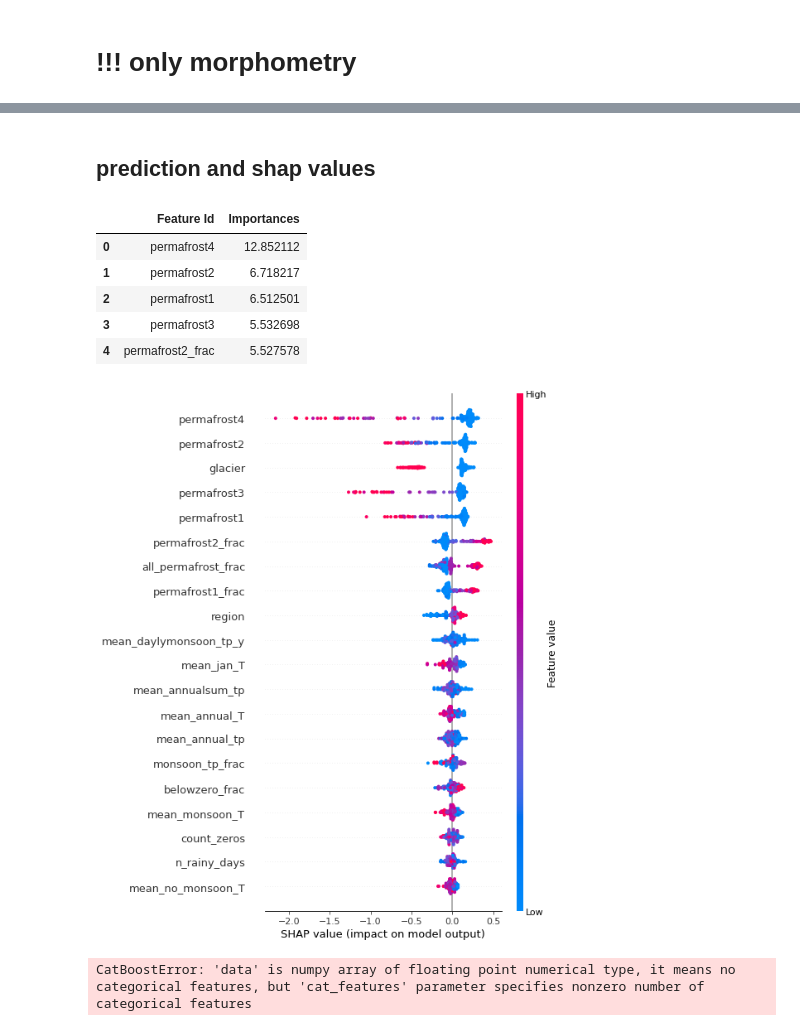
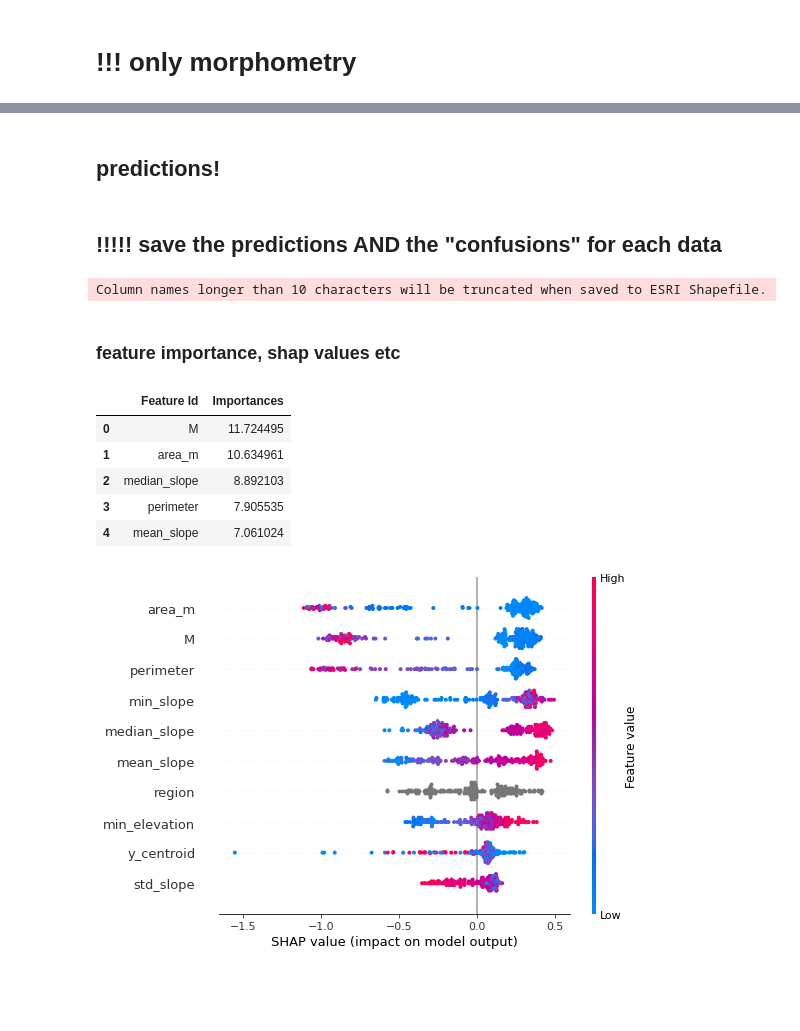
Before and after one commit to varyabazilova/alluvialfans, a Jupyter notebook: ml_model/catboost_morph_climate.ipynb, the cells around one changed output, grey strips where cells are left out. Saved outputs shown, nothing was run; the diff lists cells and outputs as text; code cells hidden in the pictures; blank space fills up the shorter version.

Commit message:
both results saved to .shp

```diff
--- a/ml_model/catboost_morph_climate.ipynb
+++ b/ml_model/catboost_morph_climate.ipynb
@@ -439,21 +439,23 @@ Index(['target', 'x_centroid', 'y_centroid', 'area_m', 'perimeter',
 df2 = df.copy()
 y2 = df2.target
 
-# X2 = df2[df2.columns[df2.columns.isin(['x_centroid', 'y_centroid', 'area_m', 'perimeter',
-#         'mean_elevation', 'median_elevation', 'std_elevation',
-#         'min_elevation', 'max_elevation', 'range_elevation',
-#         'variance_elevation', 'region', 'mean_slope', 'median_slope',
-#         'std_slope', 'min_slope', 'max_slope', 'range_slope', 'variance_slope',
-#         'M', 'Rc', 'Cc'])]]
+X2 = df2[df2.columns[df2.columns.isin(['x_centroid', 'y_centroid', 'area_m', 'perimeter',
+        'mean_elevation', 'median_elevation', 'std_elevation',
+        'min_elevation', 'max_elevation', 'range_elevation',
+        'variance_elevation', 'region', 'mean_slope', 'median_slope',
+        'std_slope', 'min_slope', 'max_slope', 'range_slope', 'variance_slope',
+        'M', 'Rc', 'Cc'])]]
 
-X2 = df2[df2.columns[df2.columns.isin(['region', 'glacier', 'mean_annual_T', 'mean_jan_T', 'mean_july_T', 'mean_monsoon_T',
-       'mean_no_monsoon_T', 'count_zeros', 'belowzero_frac',
-       'avgtemp_belowzero', 'mean_annual_tp', 'mean_annualsum_tp',
-       'mean_daylymonsoon_tp_y', 'mean_monsoon_sum_tp', 'monsoon_tp_frac',
-       'n_rainy_days', 'rainy_days_frac', 'permafrost1', 'permafrost1_frac',
-       'permafrost2', 'permafrost2_frac', 'permafrost3', 'permafrost3_frac',
-       'permafrost4', 'permafrost4_frac', 'cont_permafrost',
-       'cont_permafrost_frac50', 'all_permafrost_frac', 'any_permafrost'])]]
+
+# test columns for only climate:
+# X2 = df2[df2.columns[df2.columns.isin(['region', 'glacier', 'mean_annual_T', 'mean_jan_T', 'mean_july_T', 'mean_monsoon_T',
+#        'mean_no_monsoon_T', 'count_zeros', 'belowzero_frac',
+#        'avgtemp_belowzero', 'mean_annual_tp', 'mean_annualsum_tp',
+#        'mean_daylymonsoon_tp_y', 'mean_monsoon_sum_tp', 'monsoon_tp_frac',
+#        'n_rainy_days', 'rainy_days_frac', 'permafrost1', 'permafrost1_frac',
+#        'permafrost2', 'permafrost2_frac', 'permafrost3', 'permafrost3_frac',
+#        'permafrost4', 'permafrost4_frac', 'cont_permafrost',
+#        'cont_permafrost_frac50', 'all_permafrost_frac', 'any_permafrost'])]]
 
 # cat_features = list([12])
 # %%
@@ -466,7 +468,7 @@ X2 = df2[df2.columns[df2.columns.isin(['region', 'glacier', 'mean_annual_T', 'me
 # X2['any_permafrost'] = X2['any_permafrost'].astype(str) # n 52
 # X2['cont_permafrost_frac50'] = X2['cont_permafrost_frac50'].astype(str) # n 54
 
-cat_features = list([])
+# cat_features = list([])
 
-# X2['region'] = X2['region'].astype('str') # n 12
-# cat_features2 = list([11])
+X2['region'] = X2['region'].astype('str') # n 12
+cat_features2 = list([11])
@@ -584,0 +590,2 @@ Cannot restore border parameter, falling to default border = 0.5
+# %% [markdown]
+## predictions!
@@ -585,3 +597,3 @@ Cannot restore border parameter, falling to default border = 0.5
 # %% [markdown]
-## prediction and shap values
+## !!!!! save the predictions AND the "confusions" for each data
 # %%
@@ -588,0 +628,18 @@ probs2 = best_model2.predict_proba(X2)
+# %%
+## merge with df_copy:
+predicted_morph = df_copy2.merge(geom, on = ['x_centroid', 'y_centroid'], how = 'left')
+
+# take only columns of interest
+predicted_morph = predicted_morph[['x_centroid', 'y_centroid', 'x_wgs', 'y_wgs',
+                                   'region', 'y_result_probs', 'y_result',
+                                   'diff_res', 'geometry']]
+
+# make a shp file out of it
+predicted_gdf = gpd.GeoDataFrame(predicted_morph, geometry='geometry')
+
+# save
+shpout = '/Users/varyabazilova/Desktop/alluvial_fans/dem_all/all_points_so_far/ml_model/output/morph_climate_result/'
+
+# predicted_gdf.to_file(shpout + 'morph_predicted.shp')
+# %% [output]
+Column names longer than 10 characters will be truncated when saved to ESRI Shapefile.
@@ -589,13 +648,15 @@ probs2 = best_model2.predict_proba(X2)
+# %% [markdown]
+### feature importance, shap values etc
 # %%
 feature_import2 = best_model2.get_feature_importance(prettified=True)
 feature_import2.head()
 # %% [output]
 |  | Feature Id | Importances |
-| 0 | permafrost4 | 12.852112 |
-| 1 | permafrost2 | 6.718217 |
-| 2 | permafrost1 | 6.512501 |
-| 3 | permafrost3 | 5.532698 |
-| 4 | permafrost2_frac | 5.527578 |
+| 0 | M | 11.724495 |
+| 1 | area_m | 10.634961 |
+| 2 | median_slope | 8.892103 |
+| 3 | perimeter | 7.905535 |
+| 4 | mean_slope | 7.061024 |
 # %%
 shap_values_X2   = best_model2.get_feature_importance(data_pool2, type='ShapValues')
 shap_values_test2 = best_model2.get_feature_importance(test_pool2, type='ShapValues')
@@ -604,13 +665,9 @@ shap_values_test2 = shap_values_test2[:,:-1]
 # %%
 explainer2= shap.TreeExplainer(best_model2)
 
 shap_valuesTE2 = explainer2.shap_values(X_test2)
-shap.summary_plot(shap_valuesTE2, X_test2, max_display=20,show=False)
+shap.summary_plot(shap_valuesTE2, X_test2, max_display=10,show=False)
 
 # plt.savefig('figs_talk/morph_shap_testdata_first10.pdf')
 # %% [output]
-[figure, old version]
+[figure, new version]
-# %%
-shap_values = explainer.shap_values(shap_valuesTE2)
-# %% [output]
-CatBoostError: 'data' is numpy array of floating point numerical type, it means no categorical features, but 'cat_features' parameter specifies nonzero number of categorical features
```
Also changed, not shown: parts of 11 cells of this notebook, 6 other files.
